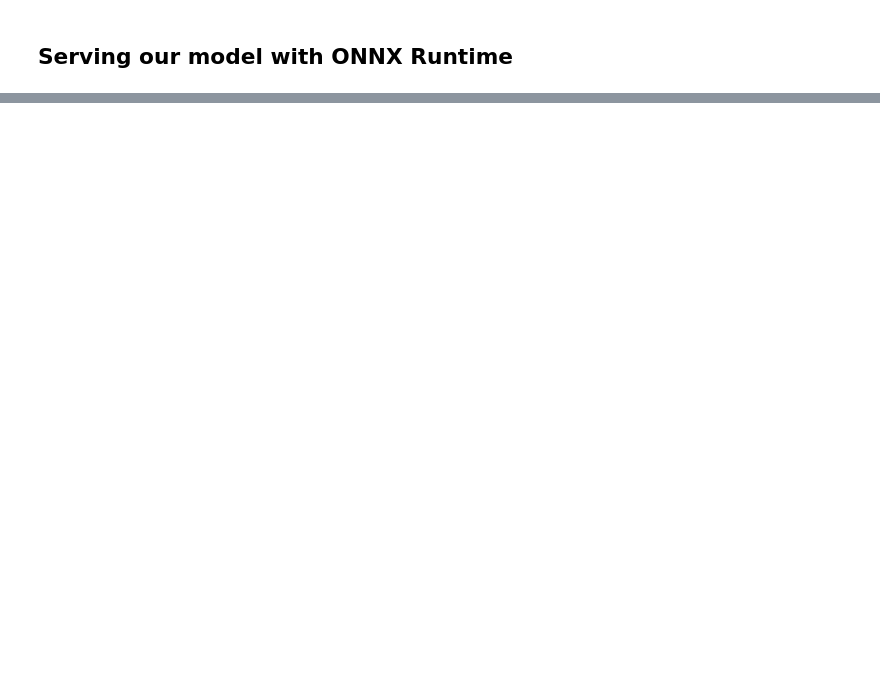
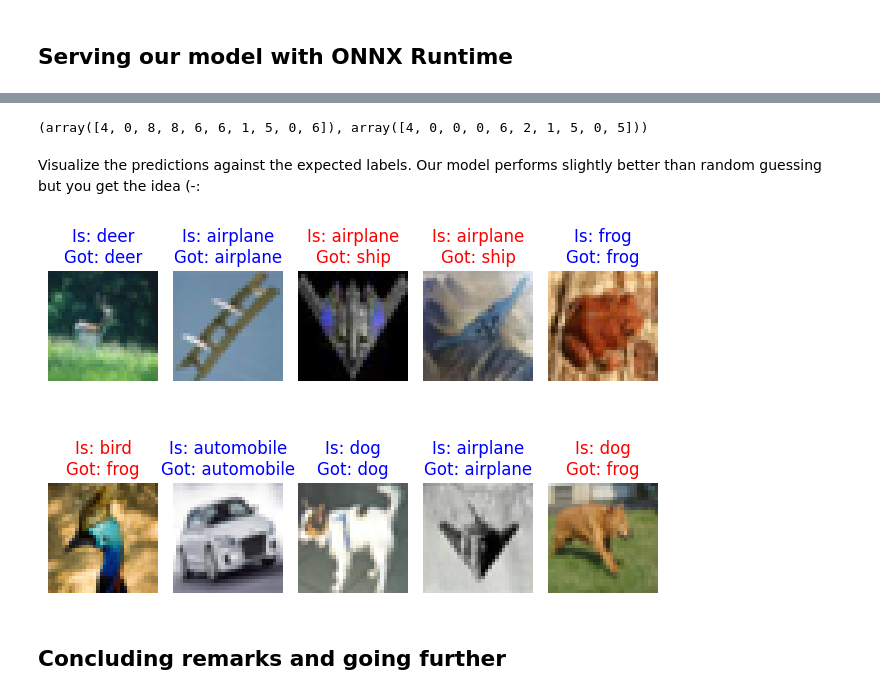
Before and after one commit to DonaldKellett/my-ascend-notebooks, a Jupyter notebook: orangepiaipro-20t/07-cifar10-onnxruntime/00-infer-cpu.ipynb, the cells around one changed output, grey strips where cells are left out. Drawn from its saved outputs; the diff is of its cells as text; code cells hidden in the pictures; blank space fills up the shorter version.

```diff
--- a/orangepiaipro-20t/07-cifar10-onnxruntime/00-infer-cpu.ipynb
+++ b/orangepiaipro-20t/07-cifar10-onnxruntime/00-infer-cpu.ipynb
@@ -73,0 +190,14 @@ TODO
+# %%
+import PIL
+
+X_samples_transformed = []
+
+for i in range(len(X_samples)):
+    img = PIL.Image.fromarray(X_samples[i])
+    img = img.resize((32, 32), PIL.Image.BILINEAR)
+    img = np.array(img) / 255
+    img = img.transpose(2, 0, 1)
+    X_samples_transformed.append(img)
+
+X_samples_transformed = np.stack(X_samples_transformed, axis=0)
+X_samples_transformed.shape
@@ -73,0 +208,4 @@ TODO
+# %%
+# Only 1 input in our ONNX model named 'image' defined at model export time
+input_name = session.get_inputs()[0].name
+input_name
@@ -73,0 +214,9 @@ TODO
+# %%
+X_samples_transformed = X_samples_transformed.astype(dtype=np.float16)
+y_hat = []
+
+for i in range(len(X_samples_transformed)):
+    y_hat.append(session.run(None, {input_name: X_samples_transformed[i:i+1]}))
+
+y_hat = np.squeeze(np.stack(y_hat, axis=0))
+y_hat.shape
@@ -73,0 +232,20 @@ TODO
+# %%
+y_hat = np.argmax(y_hat, axis=1)
+y_hat, y_samples
+# %% [output]
+(array([4, 0, 8, 8, 6, 6, 1, 5, 0, 6]), array([4, 0, 0, 0, 6, 2, 1, 5, 0, 5]))
+# %% [markdown]
+Visualize the predictions against the expected labels. Our model performs slightly better than random guessing but you get the idea \(-:
+# %%
+fig, axes = plt.subplots(2, 5)
+for axis_idx, axis in enumerate(axes.flatten()):
+    color = 'blue' if y_samples[axis_idx] == y_hat[axis_idx] else 'red'
+    axis.set_title(f'Is: {LABELS[y_samples[axis_idx]]}\nGot: {LABELS[y_hat[axis_idx]]}', color=color)
+    axis.imshow(X_samples[axis_idx])
+    axis.axis('off')
+fig.tight_layout()
+fig.show()
+# %% [output]
+[figure, added]
+# %% [markdown]
+## Concluding remarks and going further
```
Also changed, not shown: parts of 30 cells of this notebook, 2 other files.
